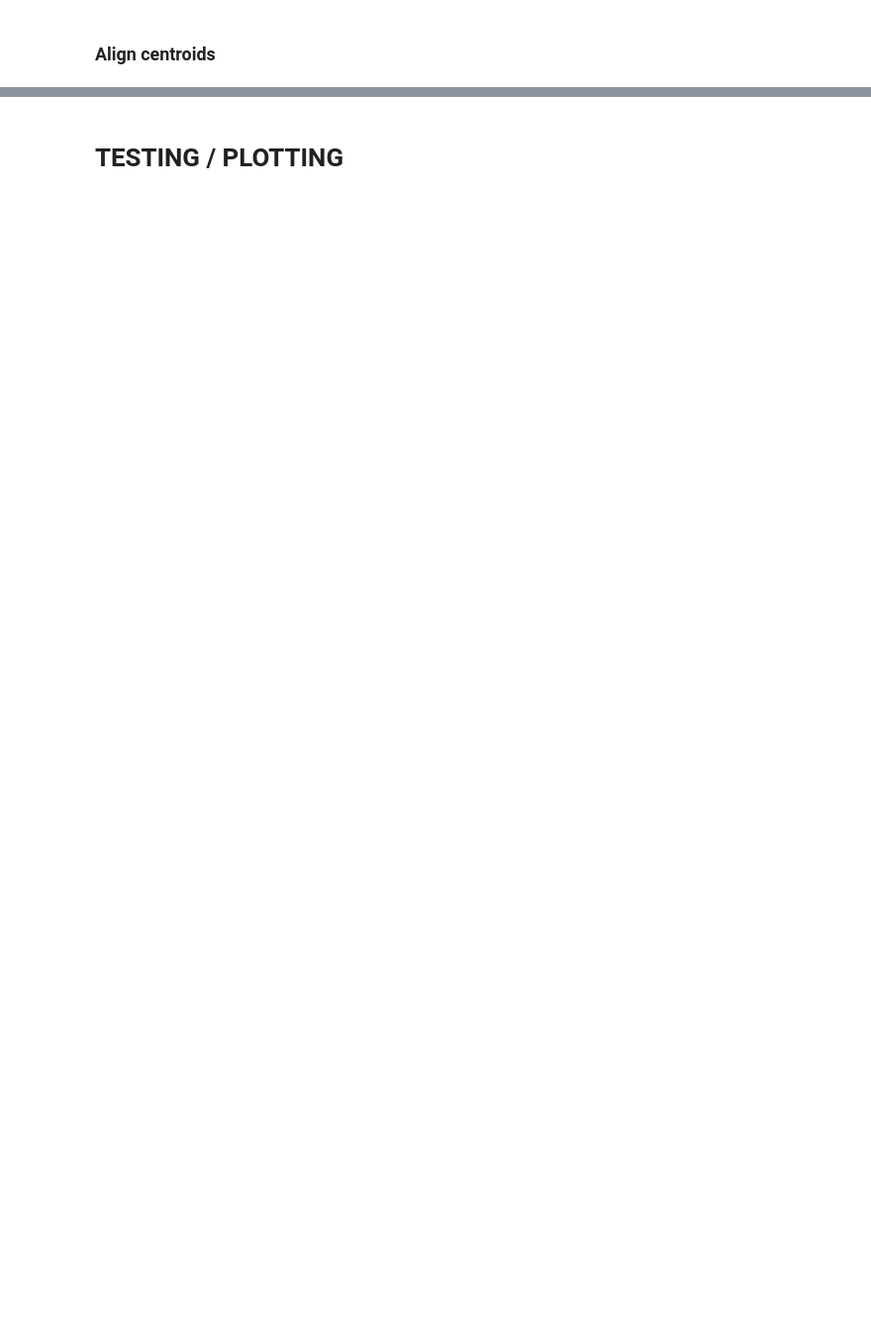
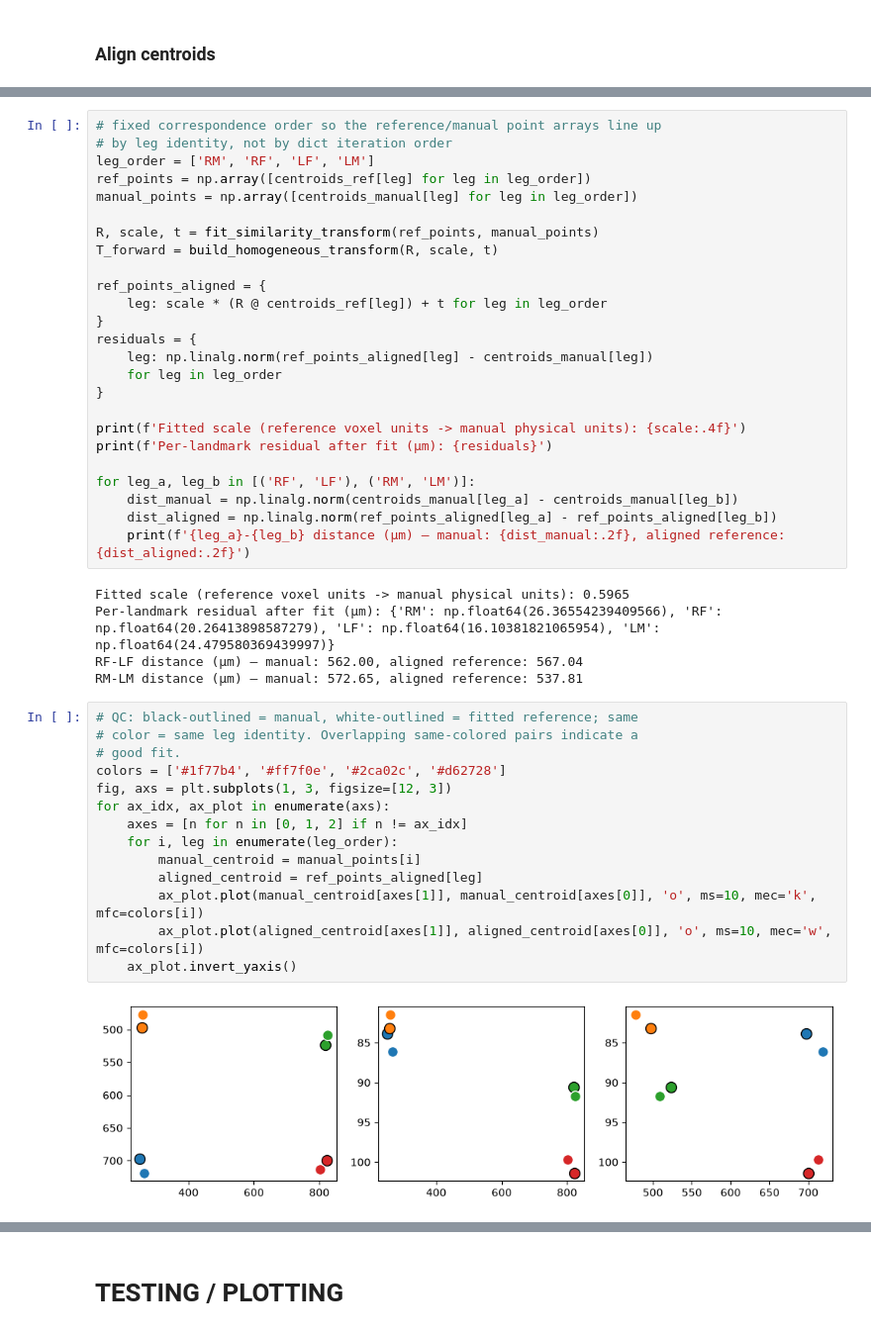
Before and after one commit to azmaite/Devel, a Jupyter notebook: Pupa_muscle_imaging/scape/MANUAL/align_acc_heart.ipynb, the cells around one changed output, grey strips where cells are left out. Shown at 99% size. Saved outputs shown, nothing was run; the diff lists cells and outputs as text; blank space fills up the shorter version.

```diff
--- a/Pupa_muscle_imaging/scape/MANUAL/align_acc_heart.ipynb
+++ b/Pupa_muscle_imaging/scape/MANUAL/align_acc_heart.ipynb
@@ -78,0 +169,46 @@ for leg, id in acc_heart_manual_id.items():
+# %%
+# fixed correspondence order so the reference/manual point arrays line up
+# by leg identity, not by dict iteration order
+leg_order = ['RM', 'RF', 'LF', 'LM']
+ref_points = np.array([centroids_ref[leg] for leg in leg_order])
+manual_points = np.array([centroids_manual[leg] for leg in leg_order])
+
+R, scale, t = fit_similarity_transform(ref_points, manual_points)
+T_forward = build_homogeneous_transform(R, scale, t)
+
+ref_points_aligned = {
+    leg: scale * (R @ centroids_ref[leg]) + t for leg in leg_order
+}
+residuals = {
+    leg: np.linalg.norm(ref_points_aligned[leg] - centroids_manual[leg])
+    for leg in leg_order
+}
+
+print(f'Fitted scale (reference voxel units -> manual physical units): {scale:.4f}')
+print(f'Per-landmark residual after fit (µm): {residuals}')
+
+for leg_a, leg_b in [('RF', 'LF'), ('RM', 'LM')]:
+    dist_manual = np.linalg.norm(centroids_manual[leg_a] - centroids_manual[leg_b])
+    dist_aligned = np.linalg.norm(ref_points_aligned[leg_a] - ref_points_aligned[leg_b])
+    print(f'{leg_a}-{leg_b} distance (µm) — manual: {dist_manual:.2f}, aligned reference: {dist_aligned:.2f}')
+# %% [output]
+Fitted scale (reference voxel units -> manual physical units): 0.5965
+Per-landmark residual after fit (µm): {'RM': np.float64(26.36554239409566), 'RF': np.float64(20.26413898587279), 'LF': np.float64(16.10381821065954), 'LM': np.float64(24.479580369439997)}
+RF-LF distance (µm) — manual: 562.00, aligned reference: 567.04
+RM-LM distance (µm) — manual: 572.65, aligned reference: 537.81
+# %%
+# QC: black-outlined = manual, white-outlined = fitted reference; same
+# color = same leg identity. Overlapping same-colored pairs indicate a
+# good fit.
+colors = ['#1f77b4', '#ff7f0e', '#2ca02c', '#d62728']
+fig, axs = plt.subplots(1, 3, figsize=[12, 3])
+for ax_idx, ax_plot in enumerate(axs):
+    axes = [n for n in [0, 1, 2] if n != ax_idx]
+    for i, leg in enumerate(leg_order):
+        manual_centroid = manual_points[i]
+        aligned_centroid = ref_points_aligned[leg]
+        ax_plot.plot(manual_centroid[axes[1]], manual_centroid[axes[0]], 'o', ms=10, mec='k', mfc=colors[i])
+        ax_plot.plot(aligned_centroid[axes[1]], aligned_centroid[axes[0]], 'o', ms=10, mec='w', mfc=colors[i])
+    ax_plot.invert_yaxis()
+# %% [output]
+[figure, added]
```
Also changed, not shown: parts of 19 cells of this notebook.
